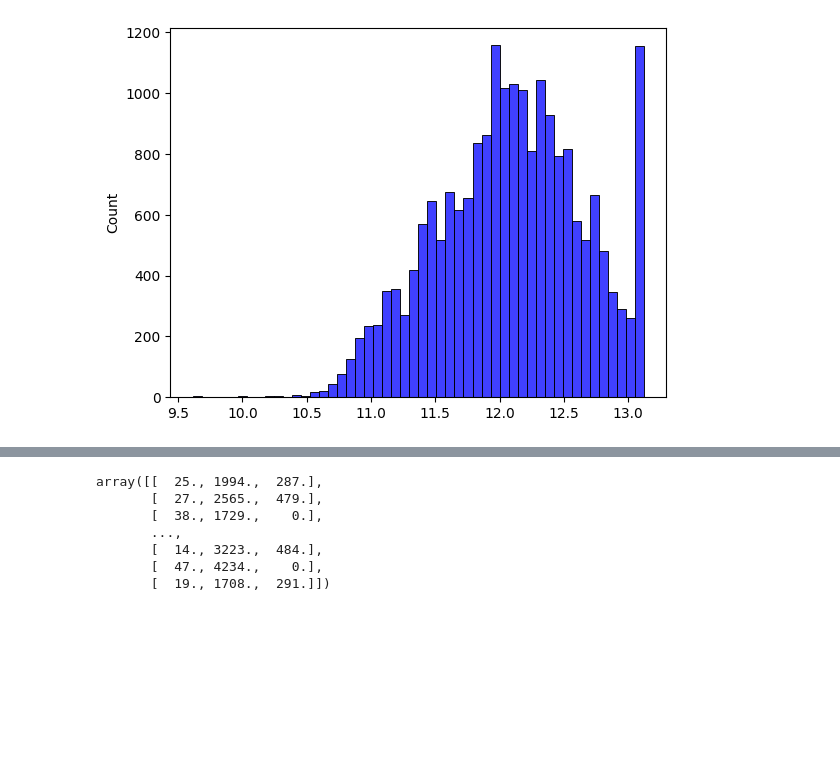
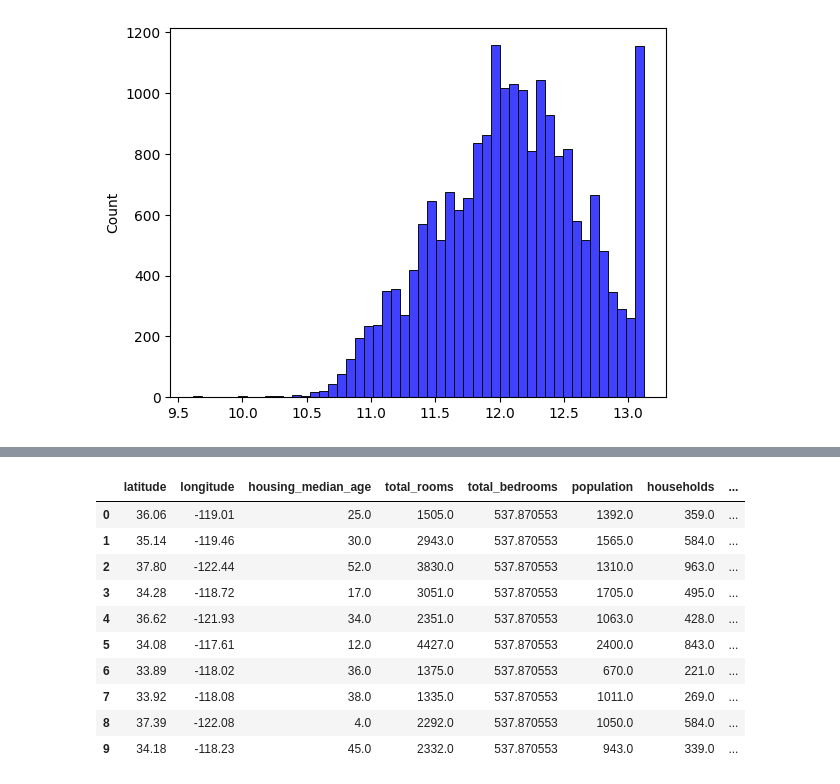
Before and after one commit to SyedT1/MLZoomcamp_2023, a Jupyter notebook: homeworks/Homework_2.ipynb, the cells around one changed output, grey strips where cells are left out. Cells and saved outputs as stored; diff of their text form; code cells hidden in the pictures; blank space fills up the shorter version.

```diff
--- a/homeworks/Homework_2.ipynb
+++ b/homeworks/Homework_2.ipynb
@@ -96,3 +110,5 @@ shuffled_df['median_house_value_log'] = shuffled_df['median_house_value'].apply(
+# %%
+mean_of_num_of_bedrooms = shuffled_df['total_bedrooms'].mean()
 # %%
 import seaborn as sb
 sb.histplot(shuffled_df['median_house_value_log'].values,color='blue',bins=50)
@@ -102,2 +121,2 @@ sb.histplot(shuffled_df['median_house_value_log'].values,color='blue',bins=50)
 # %%
-shuffled_df['total_bedrooms'] = shuffled_df['total_bedrooms'].fillna(0)
+shuffled_df['total_bedrooms'] = shuffled_df['total_bedrooms'].fillna(mean_of_num_of_bedrooms)
@@ -110,14 +143,20 @@ y_train = df_train['median_house_value_log'].values
 # %%
 def prepare_X(df):
   df = df.copy()
-  cols = ['housing_median_age',
-  'total_rooms','total_bedrooms']
+  cols = ['housing_median_age','households',
+  'total_rooms','total_bedrooms','median_income']
   return df[cols].values
-# %% [output]
-array([[  25., 1994.,  287.],
-       [  27., 2565.,  479.],
-       [  38., 1729.,    0.],
-       ...,
-       [  14., 3223.,  484.],
-       [  47., 4234.,    0.],
-       [  19., 1708.,  291.]])
+# %%
+df_train.head(10)
+# %% [output]
+|  | latitude | longitude | housing_median_age | total_rooms | total_bedrooms | population | households | ... |
+| 0 | 36.06 | -119.01 | 25.0 | 1505.0 | 537.870553 | 1392.0 | 359.0 | ... |
+| 1 | 35.14 | -119.46 | 30.0 | 2943.0 | 537.870553 | 1565.0 | 584.0 | ... |
+| 2 | 37.80 | -122.44 | 52.0 | 3830.0 | 537.870553 | 1310.0 | 963.0 | ... |
+| 3 | 34.28 | -118.72 | 17.0 | 3051.0 | 537.870553 | 1705.0 | 495.0 | ... |
+| 4 | 36.62 | -121.93 | 34.0 | 2351.0 | 537.870553 | 1063.0 | 428.0 | ... |
+| 5 | 34.08 | -117.61 | 12.0 | 4427.0 | 537.870553 | 2400.0 | 843.0 | ... |
+| 6 | 33.89 | -118.02 | 36.0 | 1375.0 | 537.870553 | 670.0 | 221.0 | ... |
+| 7 | 33.92 | -118.08 | 38.0 | 1335.0 | 537.870553 | 1011.0 | 269.0 | ... |
+| 8 | 37.39 | -122.08 | 4.0 | 2292.0 | 537.870553 | 1050.0 | 584.0 | ... |
+| 9 | 34.18 | -118.23 | 45.0 | 2332.0 | 537.870553 | 943.0 | 339.0 | ... |
```
Also changed, not shown: parts of 16 cells of this notebook.
